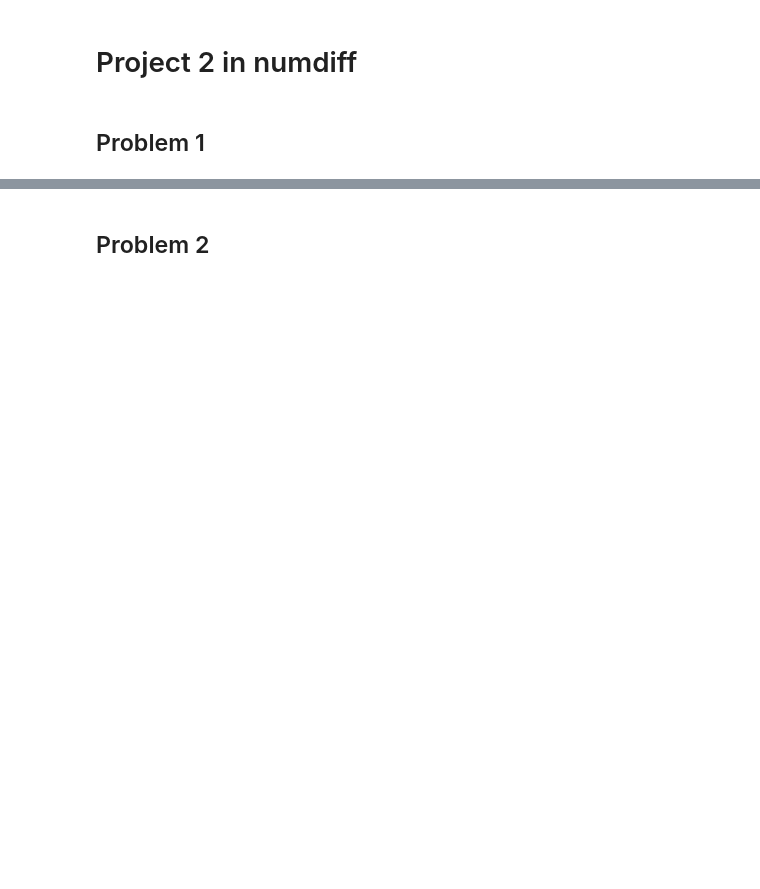
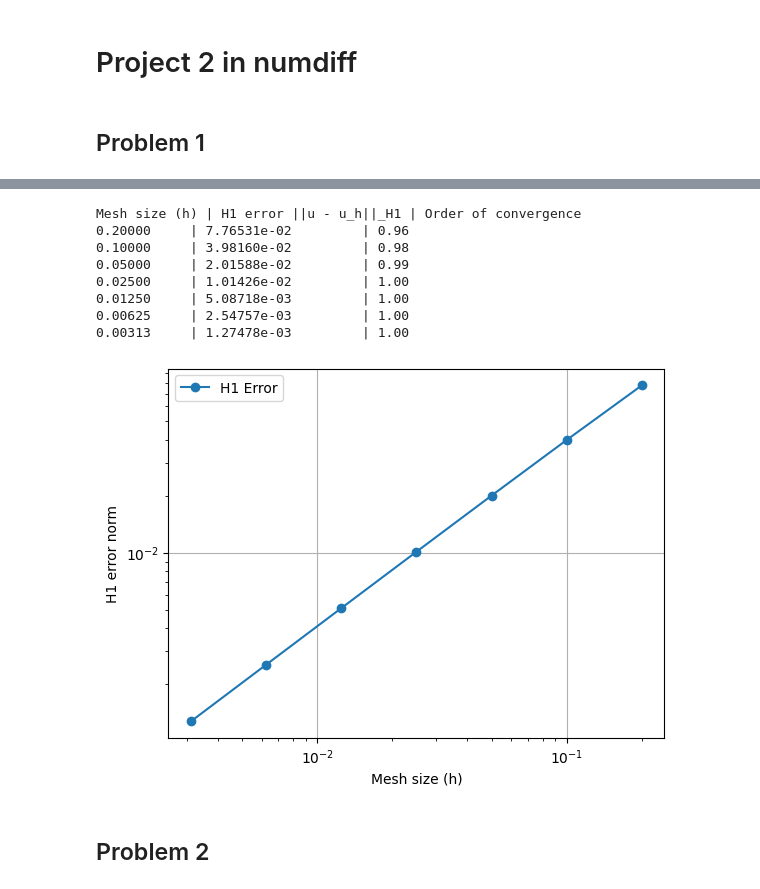
Before and after one commit to 1rideee/Numdiff, a Jupyter notebook: Project2.ipynb, the cells around one changed output, grey strips where cells are left out. Drawn from its saved outputs; the diff is of its cells as text; code cells hidden in the pictures; blank space fills up the shorter version.

```diff
--- a/Project2.ipynb
+++ b/Project2.ipynb
@@ -201,24 +216,21 @@ def compute_H1_error(u_h, nodes, exact_solution, exact_derivative):
     error_integral_L2 = 0.0
     error_integral_H1 = 0.0
 
-    for i in range(len(nodes) - 1):
-        x_left, x_right = nodes[i], nodes[i+1]
-        mid = (x_left + x_right) / 2
-        h = x_right - x_left
+    for i in range(len(nodes) - 2):
 
-        # L2 error terms
-        error_left = (exact_solution(x_left) - u_h[i])**2
-        error_mid = (exact_solution(mid) - (u_h[i] + u_h[i+1]) / 2)**2
-        error_right = (exact_solution(x_right) - u_h[i+1])**2
+        error_left = (exact_solution(nodes[i]) - u_h[i])**2
+        error_mid = (exact_solution(nodes[i+1]) - (u_h[i] + u_h[i+2])/2 )**2
+        error_right = (exact_solution(nodes[i+2]) - u_h[i+2])**2
 
+        h = nodes[i+2] - nodes[i]
         error_integral_L2 += (h / 6) * (error_left + 4 * error_mid + error_right)
 
         # H1 semi-norm error (derivative part)
-        uh_prime = (u_h[i+1] - u_h[i]) / h  # Numerical derivative (linear approx)
+        uh_prime = (u_h[i+2] - u_h[i]) / h  # Numerical derivative (linear approx)
 
-        error_deriv_left = (exact_derivative(x_left) - uh_prime)**2
-        error_deriv_mid = (exact_derivative(mid) - uh_prime)**2
-        error_deriv_right = (exact_derivative(x_right) - uh_prime)**2
+        error_deriv_left = (exact_derivative(nodes[i]) - uh_prime)**2
+        error_deriv_mid = (exact_derivative(nodes[i+1]) - uh_prime)**2
+        error_deriv_right = (exact_derivative(nodes[i+2]) - uh_prime)**2
 
         error_integral_H1 += (h / 6) * (error_deriv_left + 4 * error_deriv_mid + error_deriv_right)
 
@@ -236,33 +248,43 @@ def exact_solution_derivative(x):
 # Compute H1 error for different mesh sizes
 H1_errors = []
 L2_errors = []
 H1_seminorm_errors = []
 
 for h in mesh_sizes:
     X = np.arange(0, 1 + h, h)  # Create an equidistant partition
     u_h, nodes = problem1(g, X)  # Compute numerical solution
 
     H1_error, L2_error, H1_seminorm_error = compute_H1_error(u_h, nodes, exact_solution, exact_solution_derivative)
 
     H1_errors.append(H1_error)
     L2_errors.append(L2_error)
     H1_seminorm_errors.append(H1_seminorm_error)
 
 # Compute order of convergence
 H1_orders = [np.log(H1_errors[i] / H1_errors[i+1]) / np.log(2) for i in range(len(H1_errors) - 1)]
 
 # Print results
 print("Mesh size (h) | H1 error ||u - u_h||_H1 | Order of convergence")
 for i in range(len(H1_errors) - 1):
     print(f"{mesh_sizes[i]:.5f}     | {H1_errors[i]:.5e}         | {H1_orders[i]:.2f}")
 
 # Plot H1 error convergence
 plt.loglog(mesh_sizes[:-1], H1_errors[:-1], "-o", label="H1 Error")
 plt.xlabel("Mesh size (h)")
 plt.ylabel("H1 error norm")
 plt.legend()
 plt.grid(True)
 plt.show()
+# %% [output]
+Mesh size (h) | H1 error ||u - u_h||_H1 | Order of convergence
+0.20000     | 7.76531e-02         | 0.96
+0.10000     | 3.98160e-02         | 0.98
+0.05000     | 2.01588e-02         | 0.99
+0.02500     | 1.01426e-02         | 1.00
+0.01250     | 5.08718e-03         | 1.00
+0.00625     | 2.54757e-03         | 1.00
+0.00313     | 1.27478e-03         | 1.00
+[figure, added]
 # %% [markdown]
 ## Problem 2
 # %%
```
Also changed, not shown: parts of 2 cells of this notebook.
